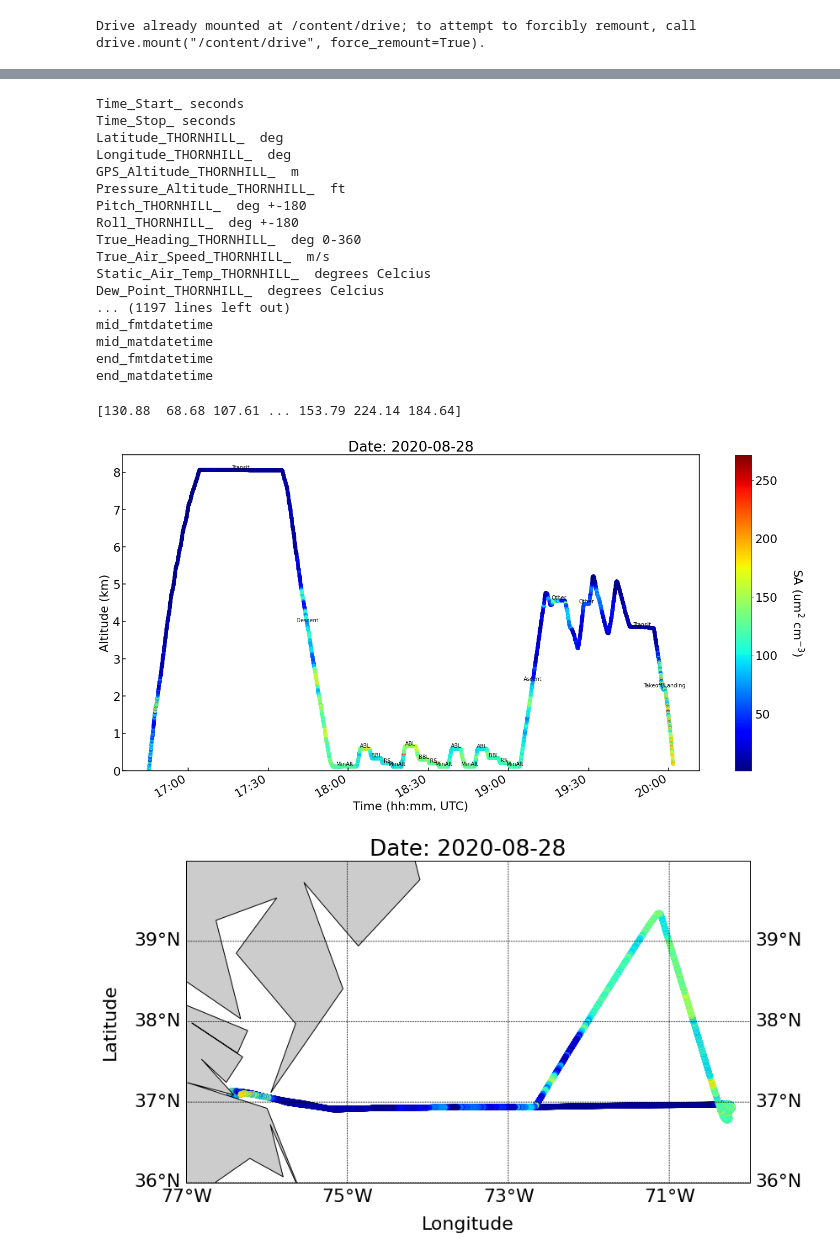
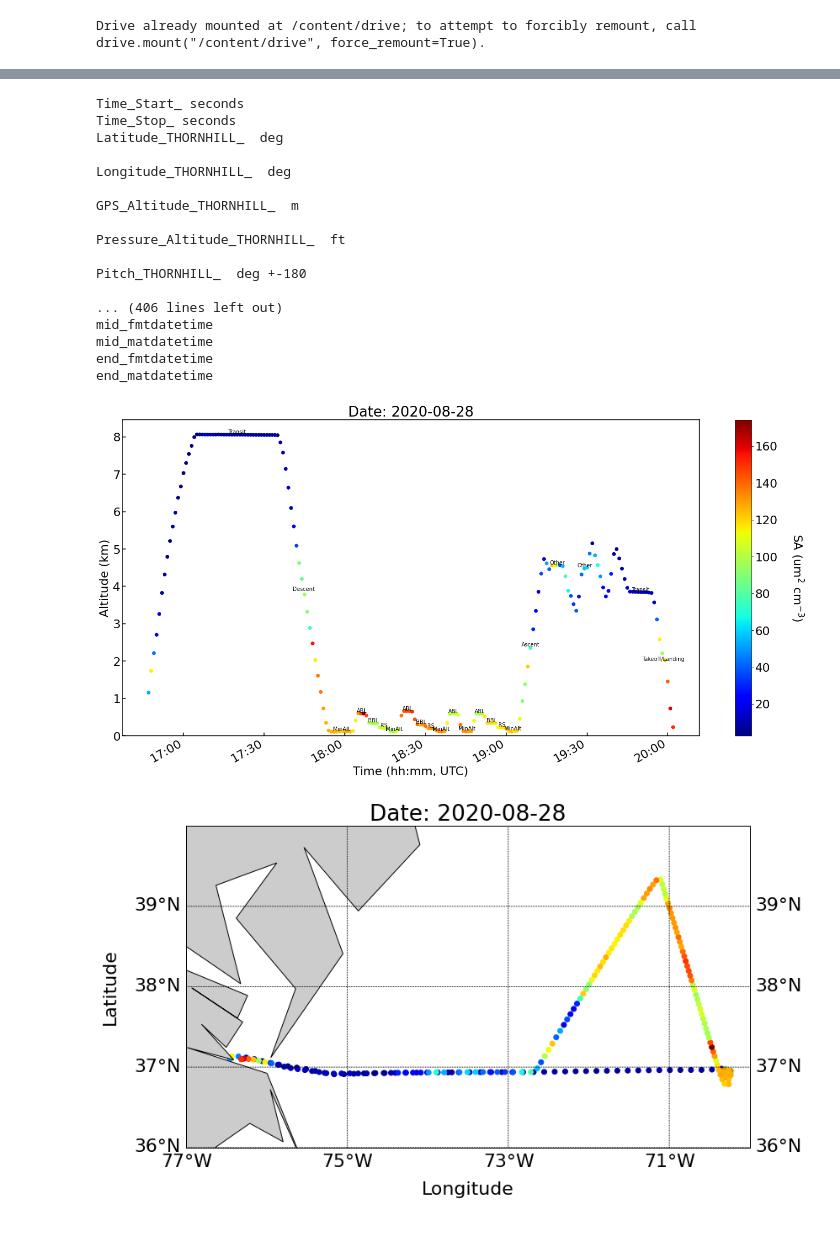
Before and after one commit to TADA-TrainingManager/TADA_Session_1, a Jupyter notebook: Format&Plot_Data.ipynb, the cells around one changed output, grey strips where cells are left out. Cells and saved outputs as stored; diff of their text form; code cells hidden in the pictures.

```diff
--- a/Format&Plot_Data.ipynb
+++ b/Format&Plot_Data.ipynb
@@ -101,12 +138,15 @@ def imp(filename = None):
         processdata1 = rawdata[i1]
         processdata2 = processdata1.split(",")
         for i2 in np.arange(0,len(processdata2)).reshape(-1):
-            if processdata2[i2] == fv[np.add(i2,- 1)]:
+          if(len(processdata2[i2]) == 1):
+            data[i1,i2] = 0
+          else:
+            if i1 > 1:
+              if processdata2[i2] == fv[np.add(i2,- 1)]:
                 processdata2[i2] = 'nan'
-            else:
-                if float(processdata2[i2]) <= - 999.0:
-                    processdata2[i2] = 'nan'
-        data[i1,:] = processdata2
+              elif float(processdata2[i2]) <= -999.0:
+                processdata2[i2] = 'nan'
+            data[i1,i2] = processdata2[i2]
 
     # creat empty dictionary
     output_dictionary = {}
@@ -193,10 +233,10 @@ def imp(filename = None):
 #
 #########################################################################################################################
 
-colab_path = "/content/drive/MyDrive/Colab_Notebooks/" # colab directory
+colab_path = "/content/drive/MyDrive/Colab_Notebooks/TADA_Session_1-main/" # colab session directory
 
-data_filename = "activate-mrg1_hu25_20200828_R0.ict" # data filename
-LegIndex_filename = "ACTIVATE-LegFlags_HU25_20200828_R0.ict" # data filename
+data_filename = "ACTIVATE-MRG60-HU25_MERGE_20200828_R0.ict" # data filename
+LegIndex_filename = "ACTIVATE-LEGFLAGS_HU25_20200828_R1.ict" # data filename
 
 data_pathfilename = "%s%s"%(colab_path,data_filename) # data path and filename
 LegIndex_pathfilename = "%s%s"%(colab_path,LegIndex_filename) # leg index path and filename
@@ -215,16 +255,16 @@ for key in LegID_dictionary.items():
 Time_Start_ seconds
 Time_Stop_ seconds
 Latitude_THORNHILL_  deg
+
 Longitude_THORNHILL_  deg
+
 GPS_Altitude_THORNHILL_  m
+
 Pressure_Altitude_THORNHILL_  ft
+
 Pitch_THORNHILL_  deg +-180
-Roll_THORNHILL_  deg +-180
-True_Heading_THORNHILL_  deg 0-360
-True_Air_Speed_THORNHILL_  m/s
-Static_Air_Temp_THORNHILL_  degrees Celcius
-Dew_Point_THORNHILL_  degrees Celcius
-... (1197 lines left out)
+
+... (406 lines left out)
 mid_fmtdatetime
 mid_matdatetime
 end_fmtdatetime
@@ -242,16 +282,16 @@ end_matdatetime
 # generate arrays for numeric leg indicies
 LegIndex = np.array([value for key, value in LegID_dictionary.items() if key.startswith("LegIndex")],dtype=int)
 LegIndex = LegIndex[0]
-
 # read LegTypes.csv to match leg the leg index to the leg type (see line)
 legtype = np.array(pd.read_csv ("%sLegTypes.csv"%colab_path))
 
 # create empty string array to store leg types and loop through LegIndex file and assign types
 LegType = ["" for x in range(len(LegIndex))]
 for i1 in range(len(LegIndex)):
-  a = int(str(LegIndex[i1])[7:9])
-  idx = np.array(np.where(legtype[:,0]==a))
-  LegType[i1] = legtype[idx,1]
+  if int(str(LegIndex[i1])) > 0:
+    a = int(str(LegIndex[i1])[7:9])
+    idx = np.array(np.where(legtype[:,0]==a))
+    LegType[i1] = legtype[idx,1][0][0]
 
 # store the leg type array to the leg index dictionary
 LegID_dictionary["LegType"] = LegType
@@ -272,7 +312,7 @@ longitude_data = np.array([value for key, value in data_dictionary.items() if ke
 altitude_data = np.array([value for key, value in data_dictionary.items() if key.startswith("GPS_Altitude")])[0]
 time_data = np.array([value for key, value in data_dictionary.items() if key.startswith("mid_fmtdatetime")])[0]
 SA_data = np.array([value for key, value in data_dictionary.items() if key.startswith("IntegS_Dopt90to7500nm")])[0]
-print(SA_data)
+
 SA_data[np.isnan(SA_data)] = 0
 date = np.array([value for key, value in data_dictionary.items() if key.startswith("date")])[0]
 
@@ -295,7 +335,7 @@ cbar.set_label(r'SA (um$^{2}$ cm$^{-3}$)', rotation=270)
 for i1 in range(len(LegTypes)):
   idx = np.array(np.where((time_data>=LegTypes_starttime[i1])&(time_data<=LegTypes_endtime[i1])))[0]
   leg_altitude = np.nanmean(altitude_data[idx])
-  LegType_text = "%s"%LegTypes[i1,0,0]
+  LegType_text = "%s"%LegTypes[i1]
   t = ax1.text(LegTypes_midtime[i1], leg_altitude/1000,LegType_text,
                horizontalalignment ='center',verticalalignment ='bottom',fontsize = 10)
 
@@ -325,36 +365,35 @@ ax2=plt.subplots(1, 1,figsize=(12,12))
 # use Basemap function to display map of the research flight's study region and format
 m = Basemap(projection='cyl',llcrnrlat=np.floor(np.nanmin(latitude_data)),urcrnrlat=np.ceil(np.nanmax(latitude_data)),\
             llcrnrlon=np.floor(np.nanmin(longitude_data)),urcrnrlon=np.ceil(np.nanmax(longitude_data)),resolution='c')
 m.drawcoastlines() # diplay coastlines
 m.fillcontinents() # fill continents with grey
 
 # plot the flight track in latitude and longitude coordinates
 #x,y = m(longitude_data,latitude_data)
 #m.plot(x,y, '-ro')
 # plot the flight track in latitude and longitude coordinates
 x,y = m(longitude_data,latitude_data)
 m.scatter(x,y,c=SA_data, cmap='jet')
 cbar = fig.colorbar(sc, ax=ax1)
 cbar.ax.get_yaxis().labelpad = 50
 cbar.set_label(r'SA (um$^{2}$ cm$^{-3}$)', rotation=270)
 
 # draw parallels and meridians
 m.drawparallels(np.arange(np.floor(np.nanmin(latitude_data)),np.ceil(np.nanmax(latitude_data)),1),labels=[1,1,0,1])
 m.drawmeridians(np.arange(np.floor(np.nanmin(longitude_data)),np.ceil(np.nanmax(longitude_data)),2),labels=[1,1,0,1])
 
 m.drawmapboundary(fill_color='#FFFFFF') # draw box around plot
 
 # format axes
 plt.xlabel('Longitude', labelpad=40)
 plt.ylabel('Latitude', labelpad=80)
 
 plt.title("Date: %s-%s-%s"%(date[0],date[1],date[2])) #set title as flight date.
 plt.savefig("%sSA_flight_track_%s-%s-%s"%(colab_path,date[0],date[1],date[2]), dpi=300)
 plt.show() # function to show the plot
 # %% [output]
-[130.88  68.68 107.61 ... 153.79 224.14 184.64]
-[figure, old version]
+[figure, new version]
-[figure, old version]
+[figure, new version]
 # %%
 # Step 8 - Reading the HSRL and RSP data into python dictionaries.
 
```
Also changed, not shown: parts of 5 cells of this notebook.
